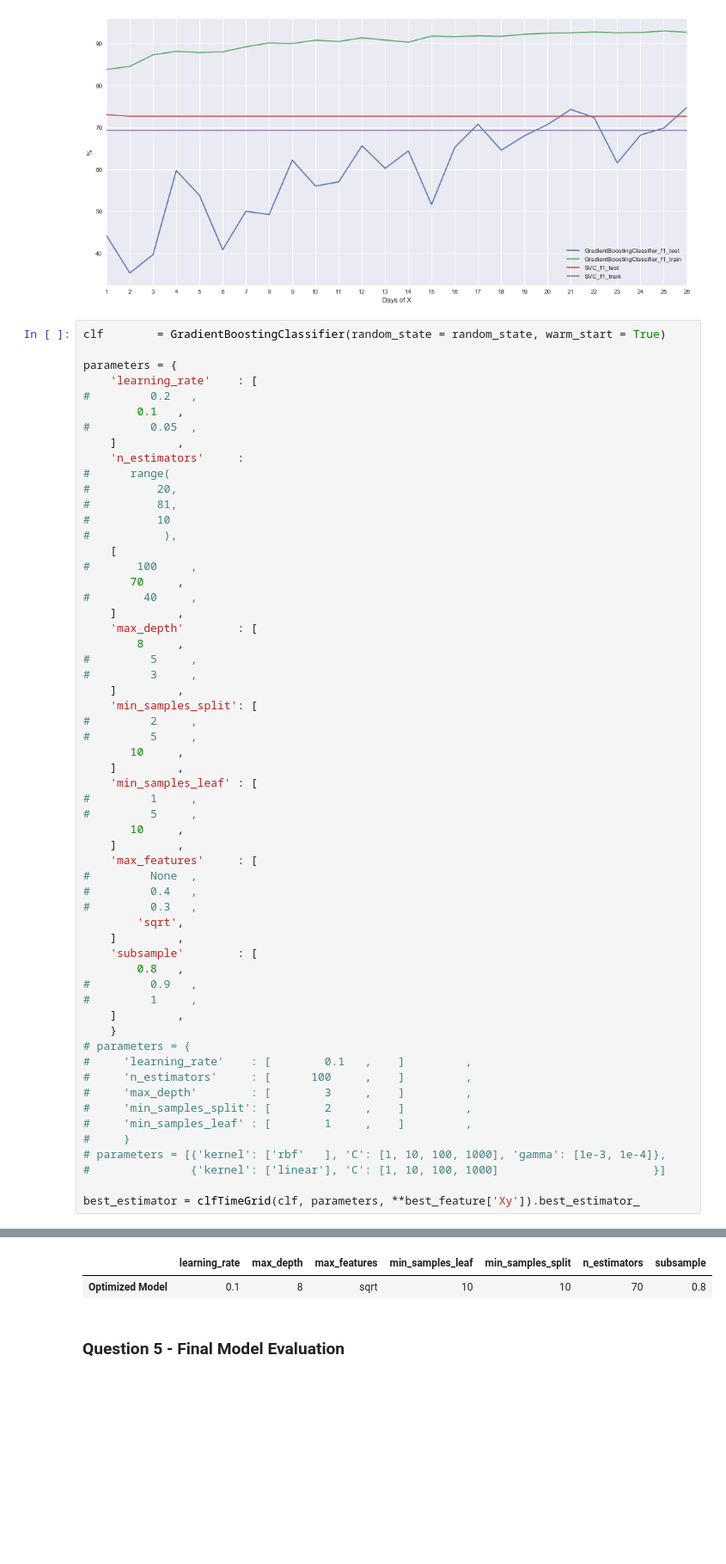
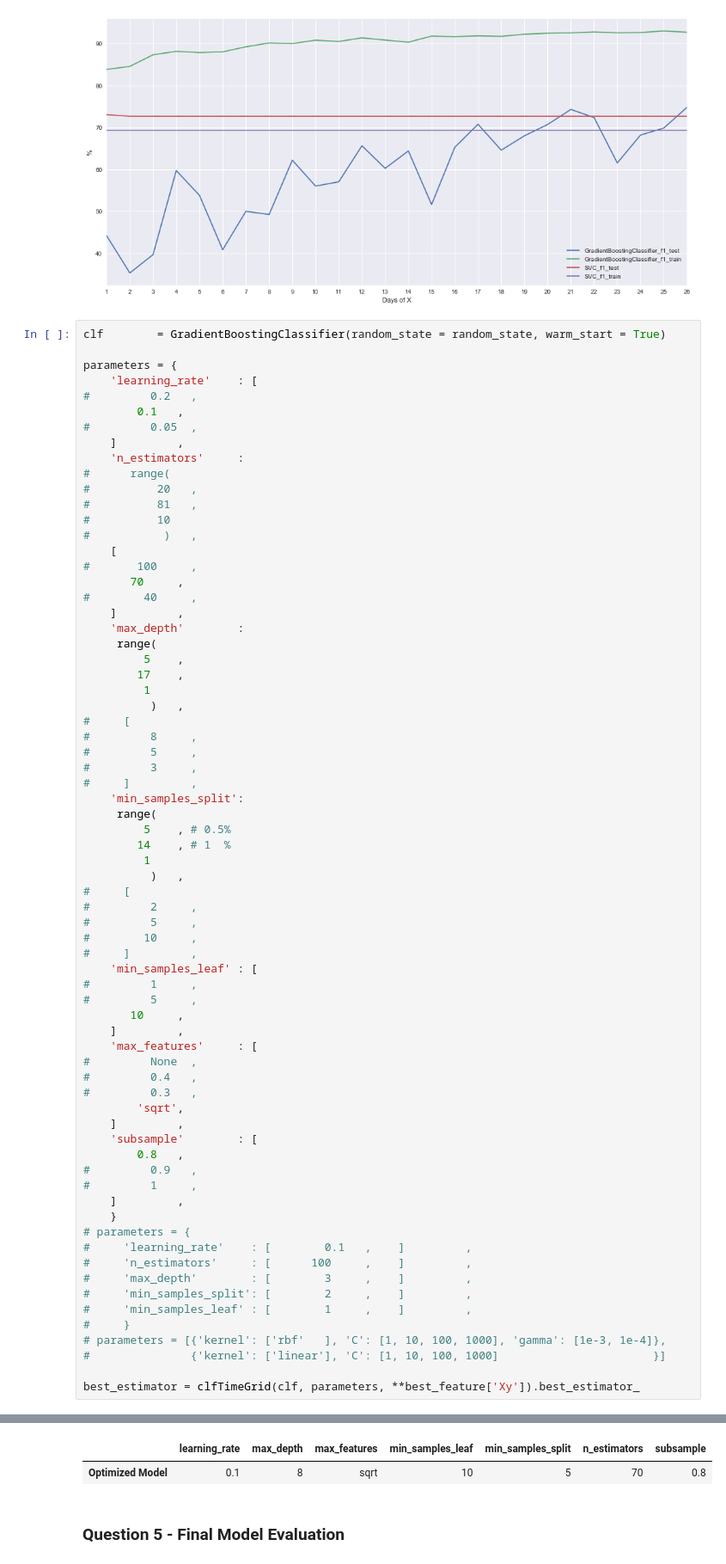
Before and after one commit to Mincent/capstone, a Jupyter notebook: report.ipynb, the cells around one changed output, grey strips where cells are left out. Shown at 86% size. Cells and saved outputs as stored; diff of their text form; blank space fills up the shorter version.

```diff
--- a/report.ipynb
+++ b/report.ipynb
@@ -947,59 +947,71 @@ parameters = {
     ]         ,
     'n_estimators'     :
 #      range(
-#          20,
-#          81,
+#          20   ,
+#          81   ,
 #          10
-#           ),
+#           )   ,
     [
 #       100     ,
        70     ,
 #        40     ,
     ]         ,
-    'max_depth'        : [
-        8     ,
+    'max_depth'        :
+     range(
+         5    ,
+        17    ,
+         1
+          )   ,
+#     [
+#         8     ,
 #         5     ,
 #         3     ,
-    ]         ,
-    'min_samples_split': [
+#     ]         ,
+    'min_samples_split':
+     range(
+         5    , # 0.5%
+        14    , # 1  %
+         1
+          )   ,
+#     [
 #         2     ,
 #         5     ,
-       10     ,
-    ]         ,
+#        10     ,
+#     ]         ,
     'min_samples_leaf' : [
 #         1     ,
 #         5     ,
        10     ,
     ]         ,
     'max_features'     : [
 #         None  ,
 #         0.4   ,
 #         0.3   ,
         'sqrt',
     ]         ,
     'subsample'        : [
         0.8   ,
 #         0.9   ,
 #         1     ,
     ]         ,
     }
 # parameters = {
 #     'learning_rate'    : [        0.1   ,    ]         ,
 #     'n_estimators'     : [      100     ,    ]         ,
 #     'max_depth'        : [        3     ,    ]         ,
 #     'min_samples_split': [        2     ,    ]         ,
 #     'min_samples_leaf' : [        1     ,    ]         ,
 #     }
 # parameters = [{'kernel': ['rbf'   ], 'C': [1, 10, 100, 1000], 'gamma': [1e-3, 1e-4]},
 #               {'kernel': ['linear'], 'C': [1, 10, 100, 1000]                       }]
 
 best_estimator = clfTimeGrid(clf, parameters, **best_feature['Xy']).best_estimator_
 # %% [output]
 |  | Test Accuracy Score (%) | Test F-1 Score (%) |
 | Default Model | 70.65% | 74.79% |
 | Optimized Model | 62.26% | 61.89% |
 |  | learning_rate | max_depth | max_features | min_samples_leaf | min_samples_split | n_estimators | subsample |
-| Optimized Model | 0.1 | 8 | sqrt | 10 | 10 | 70 | 0.8 |
+| Optimized Model | 0.1 | 8 | sqrt | 10 | 5 | 70 | 0.8 |
 # %% [markdown]
 ### Question 5 - Final Model Evaluation
 # %% [markdown]
```
